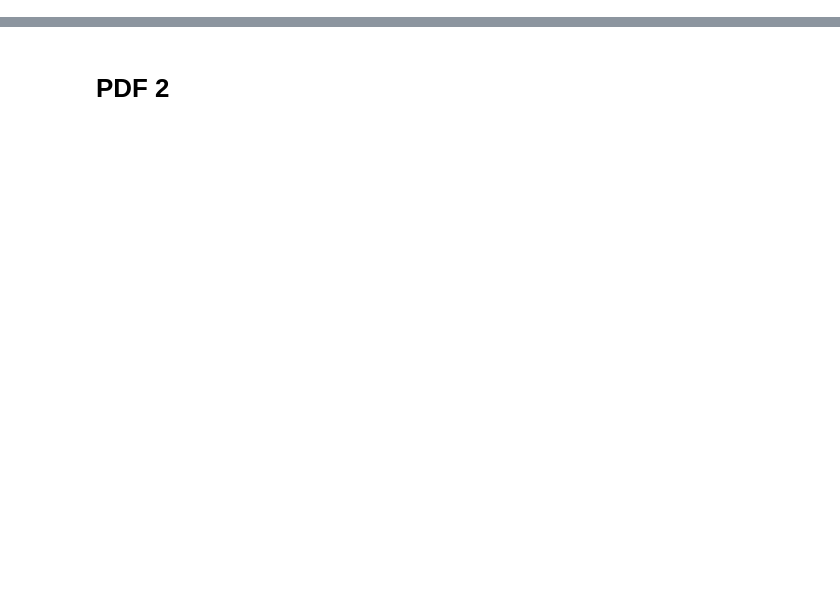
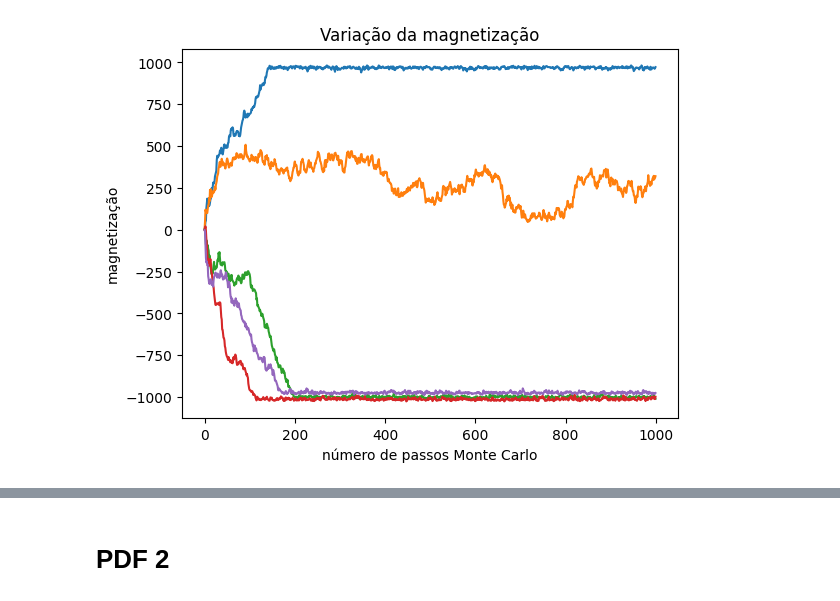
Before and after one commit to gabrielliman/Ising-Model, a Jupyter notebook: IFC_IsingModel-cp.ipynb, the cells around one changed output, grey strips where cells are left out. Drawn from its saved outputs; the diff is of its cells as text; code cells hidden in the pictures; blank space fills up the shorter version.

```diff
--- a/IFC_IsingModel-cp.ipynb
+++ b/IFC_IsingModel-cp.ipynb
@@ -148,0 +206,4 @@ for i in range(0,arr_energias.shape[0],n):
+# %%
+plot_line(arr_mag, "número de passos Monte Carlo", "magnetização", "Variação da magnetização")
+# %% [output]
+[figure, added]
```
Also changed, not shown: parts of 88 cells of this notebook.
